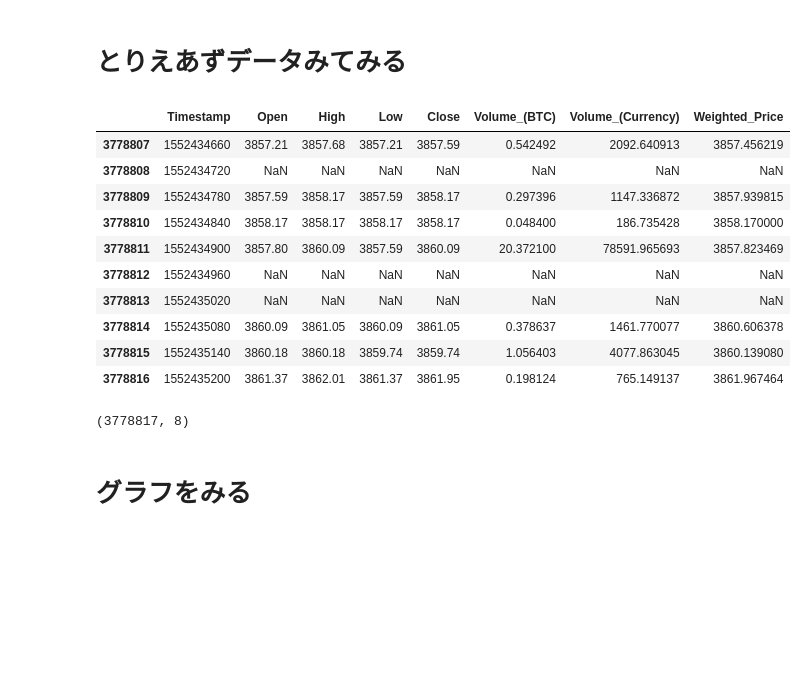
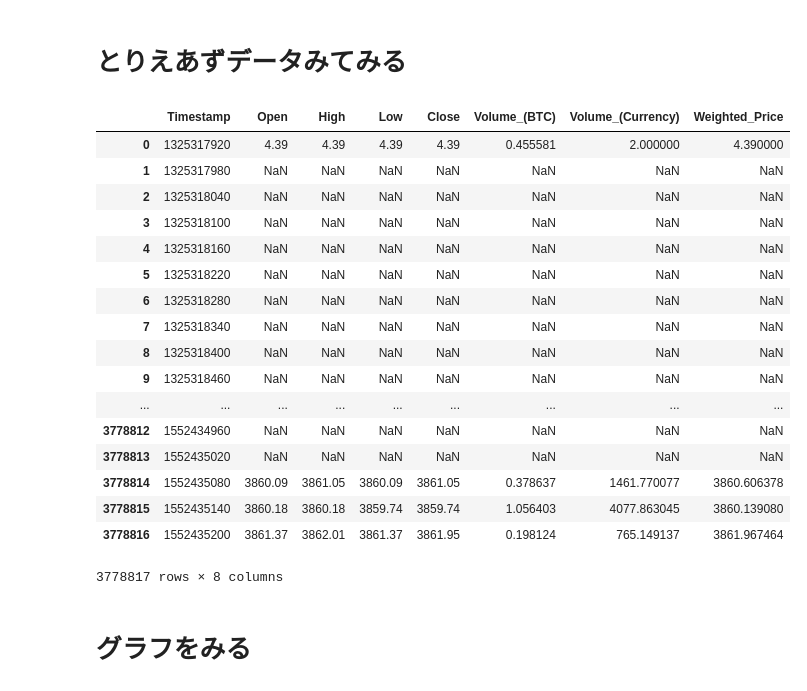
Before and after one commit to MiraiChino/ensemble, a Jupyter notebook: a.ipynb, the cells around one changed output. Saved outputs shown, nothing was run; the diff lists cells and outputs as text; code cells hidden in the pictures; blank space fills up the shorter version.

```diff
--- a/a.ipynb
+++ b/a.ipynb
@@ -5,23 +5,26 @@ import pandas as pd
 # %%
 df = pd.read_csv("./data/bitstampUSD_1-min_data_2012-01-01_to_2019-03-13.csv")
 # %%
-df.tail(10)
+df
 # %% [output]
 |  | Timestamp | Open | High | Low | Close | Volume_(BTC) | Volume_(Currency) | Weighted_Price |
-| 3778807 | 1552434660 | 3857.21 | 3857.68 | 3857.21 | 3857.59 | 0.542492 | 2092.640913 | 3857.456219 |
-| 3778808 | 1552434720 | NaN | NaN | NaN | NaN | NaN | NaN | NaN |
-| 3778809 | 1552434780 | 3857.59 | 3858.17 | 3857.59 | 3858.17 | 0.297396 | 1147.336872 | 3857.939815 |
-| 3778810 | 1552434840 | 3858.17 | 3858.17 | 3858.17 | 3858.17 | 0.048400 | 186.735428 | 3858.170000 |
-| 3778811 | 1552434900 | 3857.80 | 3860.09 | 3857.59 | 3860.09 | 20.372100 | 78591.965693 | 3857.823469 |
+| 0 | 1325317920 | 4.39 | 4.39 | 4.39 | 4.39 | 0.455581 | 2.000000 | 4.390000 |
+| 1 | 1325317980 | NaN | NaN | NaN | NaN | NaN | NaN | NaN |
+| 2 | 1325318040 | NaN | NaN | NaN | NaN | NaN | NaN | NaN |
+| 3 | 1325318100 | NaN | NaN | NaN | NaN | NaN | NaN | NaN |
+| 4 | 1325318160 | NaN | NaN | NaN | NaN | NaN | NaN | NaN |
+| 5 | 1325318220 | NaN | NaN | NaN | NaN | NaN | NaN | NaN |
+| 6 | 1325318280 | NaN | NaN | NaN | NaN | NaN | NaN | NaN |
+| 7 | 1325318340 | NaN | NaN | NaN | NaN | NaN | NaN | NaN |
+| 8 | 1325318400 | NaN | NaN | NaN | NaN | NaN | NaN | NaN |
+| 9 | 1325318460 | NaN | NaN | NaN | NaN | NaN | NaN | NaN |
+| ... | ... | ... | ... | ... | ... | ... | ... | ... |
 | 3778812 | 1552434960 | NaN | NaN | NaN | NaN | NaN | NaN | NaN |
 | 3778813 | 1552435020 | NaN | NaN | NaN | NaN | NaN | NaN | NaN |
 | 3778814 | 1552435080 | 3860.09 | 3861.05 | 3860.09 | 3861.05 | 0.378637 | 1461.770077 | 3860.606378 |
 | 3778815 | 1552435140 | 3860.18 | 3860.18 | 3859.74 | 3859.74 | 1.056403 | 4077.863045 | 3860.139080 |
 | 3778816 | 1552435200 | 3861.37 | 3862.01 | 3861.37 | 3861.95 | 0.198124 | 765.149137 | 3861.967464 |
+3778817 rows × 8 columns
-# %%
-df.shape
-# %% [output]
-(3778817, 8)
 # %% [markdown]
 # グラフをみる
 # %%
```
Also changed, not shown: parts of 22 cells of this notebook.
